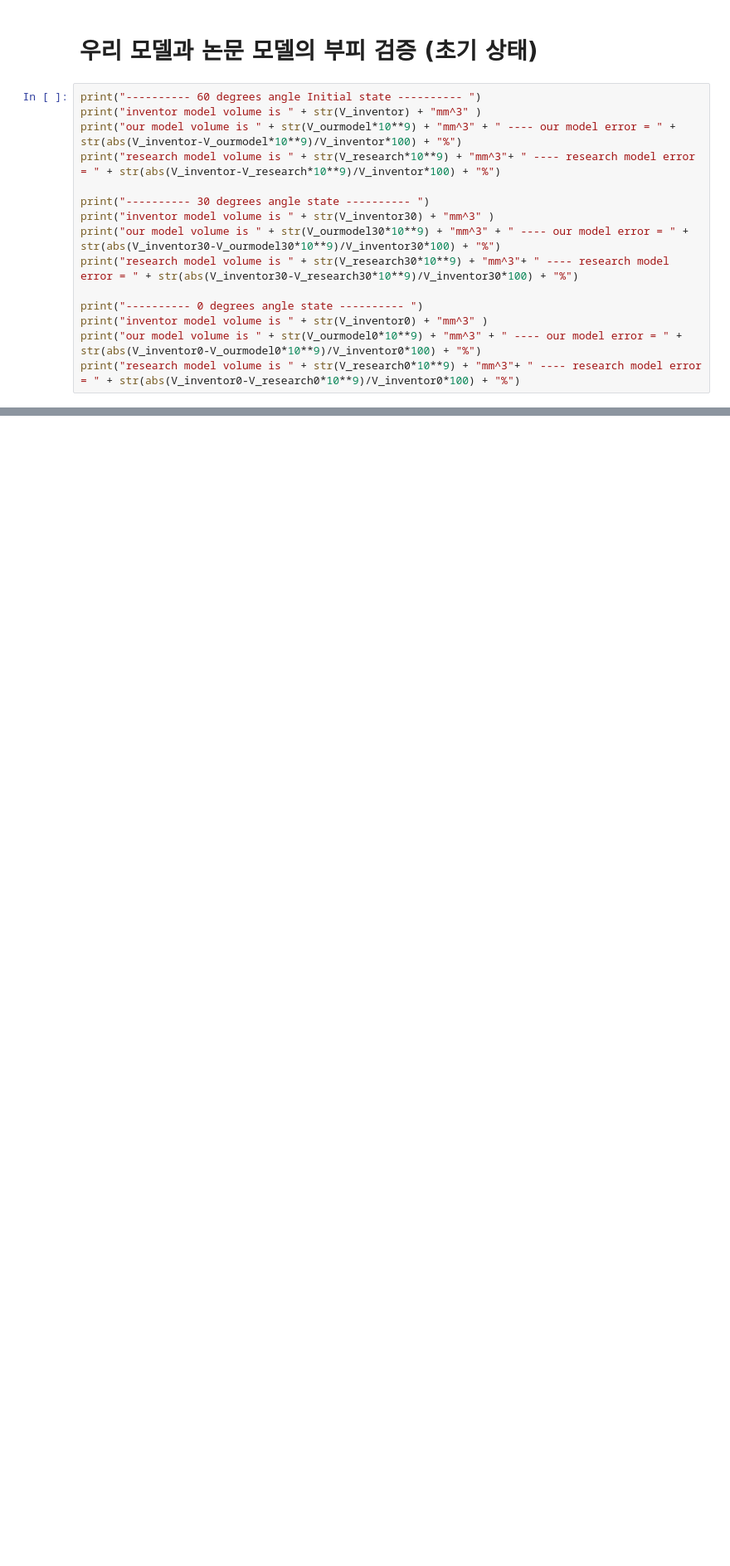
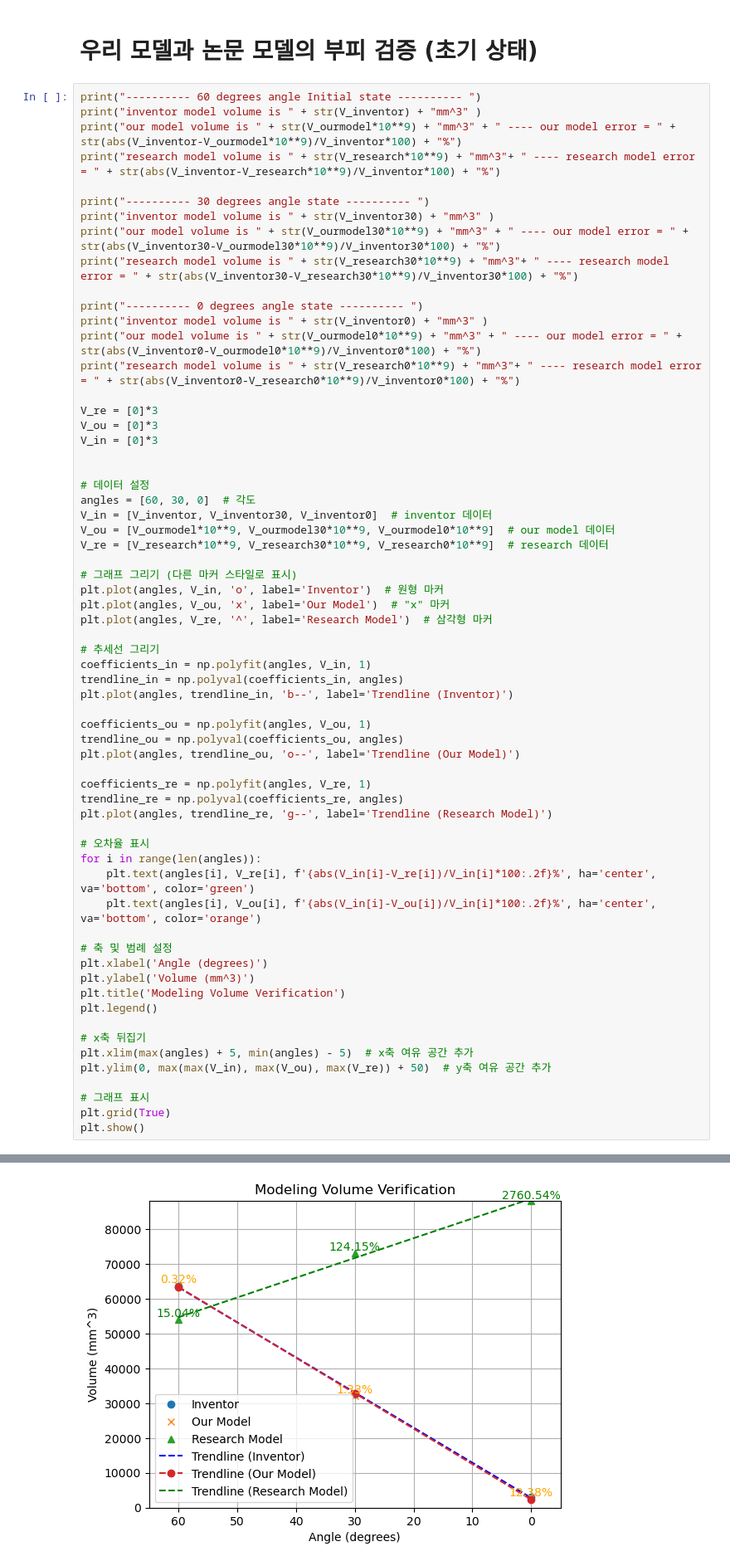
Before and after one commit to moreum2/OV-PAM_model, a Jupyter notebook: OV-PAM model.ipynb, the cells around one changed output, grey strips where cells are left out. Shown at 83% size. Drawn from its saved outputs; the diff is of its cells as text; blank space fills up the shorter version.

```diff
--- a/OV-PAM model.ipynb
+++ b/OV-PAM model.ipynb
@@ -684,28 +684,77 @@ plt.show()
 # %%
 print("---------- 60 degrees angle Initial state ---------- ")
 print("inventor model volume is " + str(V_inventor) + "mm^3" )
 print("our model volume is " + str(V_ourmodel*10**9) + "mm^3" + " ---- our model error = " + str(abs(V_inventor-V_ourmodel*10**9)/V_inventor*100) + "%")
 print("research model volume is " + str(V_research*10**9) + "mm^3"+ " ---- research model error = " + str(abs(V_inventor-V_research*10**9)/V_inventor*100) + "%")
 
 print("---------- 30 degrees angle state ---------- ")
 print("inventor model volume is " + str(V_inventor30) + "mm^3" )
 print("our model volume is " + str(V_ourmodel30*10**9) + "mm^3" + " ---- our model error = " + str(abs(V_inventor30-V_ourmodel30*10**9)/V_inventor30*100) + "%")
 print("research model volume is " + str(V_research30*10**9) + "mm^3"+ " ---- research model error = " + str(abs(V_inventor30-V_research30*10**9)/V_inventor30*100) + "%")
 
 print("---------- 0 degrees angle state ---------- ")
 print("inventor model volume is " + str(V_inventor0) + "mm^3" )
 print("our model volume is " + str(V_ourmodel0*10**9) + "mm^3" + " ---- our model error = " + str(abs(V_inventor0-V_ourmodel0*10**9)/V_inventor0*100) + "%")
 print("research model volume is " + str(V_research0*10**9) + "mm^3"+ " ---- research model error = " + str(abs(V_inventor0-V_research0*10**9)/V_inventor0*100) + "%")
+
+V_re = [0]*3
+V_ou = [0]*3
+V_in = [0]*3
+
+
+# 데이터 설정
+angles = [60, 30, 0]  # 각도
+V_in = [V_inventor, V_inventor30, V_inventor0]  # inventor 데이터
+V_ou = [V_ourmodel*10**9, V_ourmodel30*10**9, V_ourmodel0*10**9]  # our model 데이터
+V_re = [V_research*10**9, V_research30*10**9, V_research0*10**9]  # research 데이터
+
+# 그래프 그리기 (다른 마커 스타일로 표시)
+plt.plot(angles, V_in, 'o', label='Inventor')  # 원형 마커
+plt.plot(angles, V_ou, 'x', label='Our Model')  # "x" 마커
+plt.plot(angles, V_re, '^', label='Research Model')  # 삼각형 마커
+
+# 추세선 그리기
+coefficients_in = np.polyfit(angles, V_in, 1)
+trendline_in = np.polyval(coefficients_in, angles)
+plt.plot(angles, trendline_in, 'b--', label='Trendline (Inventor)')
+
+coefficients_ou = np.polyfit(angles, V_ou, 1)
+trendline_ou = np.polyval(coefficients_ou, angles)
+plt.plot(angles, trendline_ou, 'o--', label='Trendline (Our Model)')
+
+coefficients_re = np.polyfit(angles, V_re, 1)
+trendline_re = np.polyval(coefficients_re, angles)
+plt.plot(angles, trendline_re, 'g--', label='Trendline (Research Model)')
+
+# 오차율 표시
+for i in range(len(angles)):
+    plt.text(angles[i], V_re[i], f'{abs(V_in[i]-V_re[i])/V_in[i]*100:.2f}%', ha='center', va='bottom', color='green')
+    plt.text(angles[i], V_ou[i], f'{abs(V_in[i]-V_ou[i])/V_in[i]*100:.2f}%', ha='center', va='bottom', color='orange')
+
+# 축 및 범례 설정
+plt.xlabel('Angle (degrees)')
+plt.ylabel('Volume (mm^3)')
+plt.title('Modeling Volume Verification')
+plt.legend()
+
+# x축 뒤집기
+plt.xlim(max(angles) + 5, min(angles) - 5)  # x축 여유 공간 추가
+plt.ylim(0, max(max(V_in), max(V_ou), max(V_re)) + 50)  # y축 여유 공간 추가
+
+# 그래프 표시
+plt.grid(True)
+plt.show()
 # %% [output]
 ---------- 60 degrees angle Initial state ----------
 inventor model volume is 63561.335mm^3
 our model volume is 63765.274211622986mm^3 ---- our model error = 0.32085419795381337%
 research model volume is 54002.7186803816mm^3 ---- research model error = 15.03841339962164%
 ---------- 30 degrees angle state ----------
 inventor model volume is 32617.996000000003mm^3
 our model volume is 32185.5340451447mm^3 ---- our model error = 1.3258385182685712%
 research model volume is 73112.3294226587mm^3 ---- research model error = 124.14721438637339%
 ---------- 0 degrees angle state ----------
 inventor model volume is 3078.549mm^3
 our model volume is 2697.337043789495mm^3 ---- our model error = 12.382845171881458%
 research model volume is 88063.2370777128mm^3 ---- research model error = 2760.543622262072%
+[figure, added]
```
